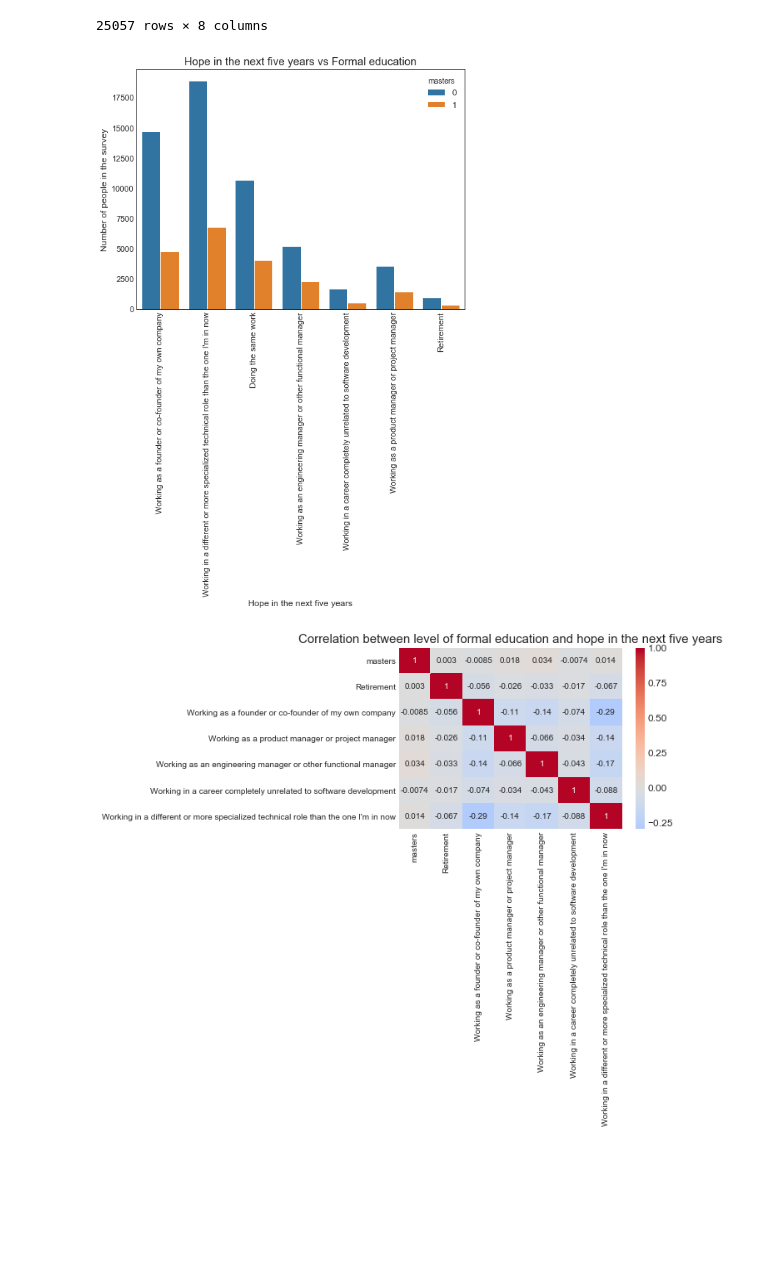
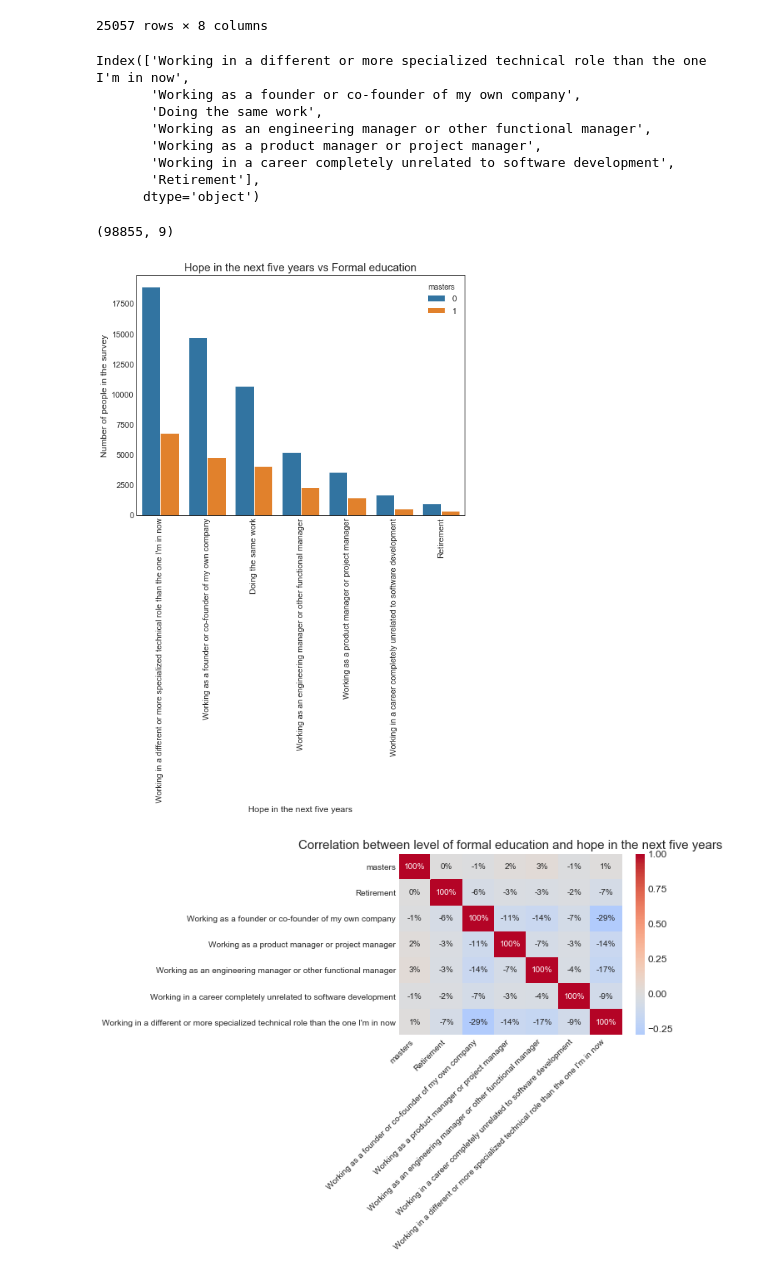
Before and after one commit to LucreziaMorvilli/StackOverflow_2018, a Jupyter notebook: Project.ipynb, the cells around one changed output. Cells and saved outputs as stored; diff of their text form; code cells hidden in the pictures; blank space fills up the shorter version.

Commit message:
Edit project file

```diff
--- a/Project.ipynb
+++ b/Project.ipynb
@@ -308,16 +310,32 @@ df_formedu['masters'] = 0
 m = df_formedu['FormalEducation'].isin(masters_list)
 
 df_formedu['masters'] = df_formedu['masters'].mask(m,1)
+# %%
+df_formedu['HopeFiveYears'].value_counts().index
+# %% [output]
+Index(['Working in a different or more specialized technical role than the one I'm in now',
+       'Working as a founder or co-founder of my own company',
+       'Doing the same work',
+       'Working as an engineering manager or other functional manager',
+       'Working as a product manager or project manager',
+       'Working in a career completely unrelated to software development',
+       'Retirement'],
+      dtype='object')
+# %%
+df_formedu.shape
+# %% [output]
+(98855, 9)
 # %%
 fig = plt.figure(figsize=(8,6))
-ax = sns.countplot(x = 'HopeFiveYears', hue= 'masters', data = df_formedu)
+ax = sns.countplot(x = 'HopeFiveYears', hue= 'masters', data = df_formedu,
+                   order = df_formedu['HopeFiveYears'].value_counts().index)
 plt.yticks(fontsize=11)
 plt.xticks(fontsize=11, rotation=90)
 plt.ylabel('Number of people in the survey',fontsize=12)
 plt.xlabel('Hope in the next five years',fontsize=12)
 plt.title('Hope in the next five years vs Formal education',fontsize=15);
 # %% [output]
-[figure, old version]
+[figure, new version]
 # %%
 corr_df = df_formedu[['masters','HopeFiveYears']]
 # %%
@@ -325,9 +343,9 @@ corr_df_dummies = pd.get_dummies(corr_df['HopeFiveYears'], drop_first=True)
 # %%
 corr_df_dummies.insert(0,'masters', corr_df['masters'],True)
 # %%
-sns.heatmap(corr_df_dummies.corr(),annot=True, cmap='coolwarm', center=0)
-plt.xticks(fontsize=10)
+sns.heatmap(corr_df_dummies.corr(),annot=True, cmap='coolwarm', center=0, fmt='.0%')
+plt.xticks(fontsize=10,rotation = 45,ha = 'right')
 plt.yticks(fontsize=10)
 plt.title('Correlation between level of formal education and hope in the next five years',fontsize=15);
 # %% [output]
-[figure, old version]
+[figure, new version]
```
Also changed, not shown: parts of 3 cells of this notebook.
